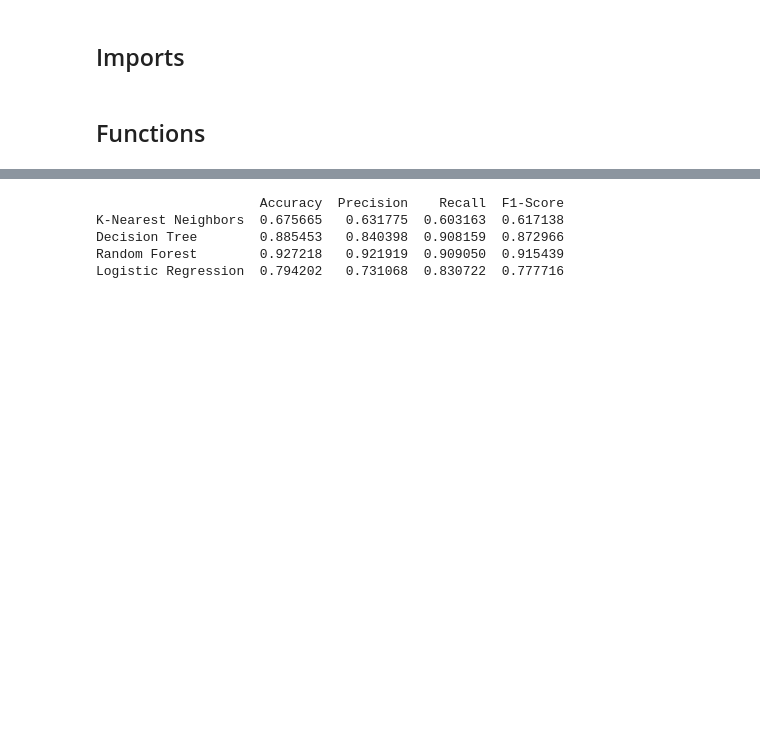
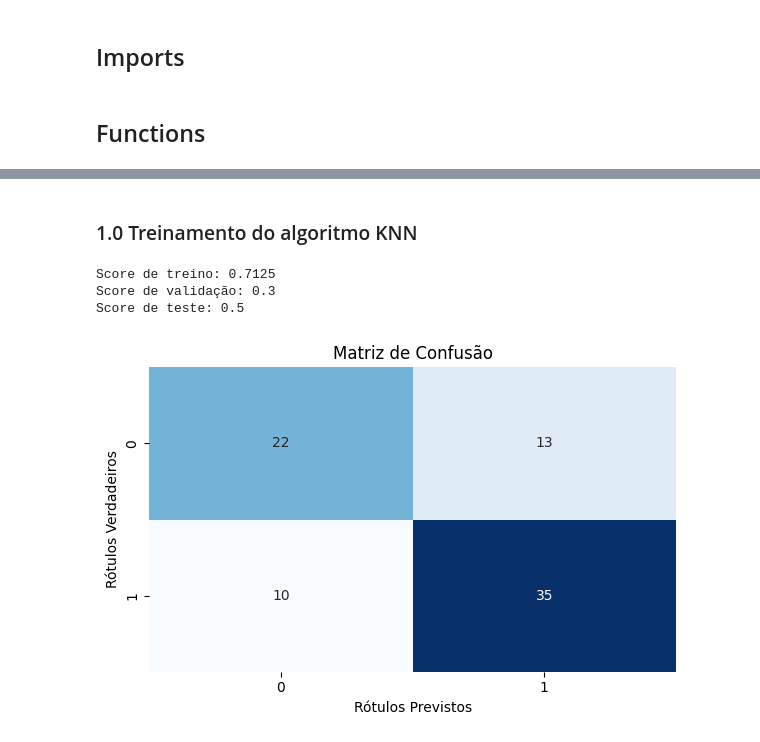
Before and after one commit to HallanMiranda/Machine_Learning, a Jupyter notebook: Classificacao/pa_class.ipynb, the cells around one changed output, grey strips where cells are left out. Drawn from its saved outputs; the diff is of its cells as text; code cells hidden in the pictures; blank space fills up the shorter version.

```diff
--- a/Classificacao/pa_class.ipynb
+++ b/Classificacao/pa_class.ipynb
@@ -141,20 +51,40 @@ F1-Score: 0.7777
-# %%
-# Criar um dicionário com os resultados das métricas
-results = {
-    "Accuracy": [knn_metrics[0], tree_metrics[0], forest_metrics[0], logreg_metrics[0]],
-    "Precision": [knn_metrics[1], tree_metrics[1], forest_metrics[1], logreg_metrics[1]],
-    "Recall": [knn_metrics[2], tree_metrics[2], forest_metrics[2], logreg_metrics[2]],
-    "F1-Score": [knn_metrics[3], tree_metrics[3], forest_metrics[3], logreg_metrics[3]]
-}
-
-# Criar um DataFrame a partir do dicionário
-metrics_df = pd.DataFrame(results, index=["K-Nearest Neighbors", "Decision Tree", "Random Forest", "Logistic Regression"])
-
-# Imprimir o DataFrame
-print(metrics_df)
-# %% [output]
-                     Accuracy  Precision    Recall  F1-Score
-K-Nearest Neighbors  0.675665   0.631775  0.603163  0.617138
-Decision Tree        0.885453   0.840398  0.908159  0.872966
-Random Forest        0.927218   0.921919  0.909050  0.915439
-Logistic Regression  0.794202   0.731068  0.830722  0.777716
+# %% [markdown]
+### 1.0 Treinamento do algoritmo KNN
+# %%
+
+# Treinamento do modelo
+knn = KNeighborsClassifier(n_neighbors=5)
+knn.fit(X_train, y_train)
+
+# Avaliação do modelo
+
+# Score de treino
+score_train = knn.score(X_train, y_train)
+print("Score de treino:", score_train)
+
+# Score de validação
+score_val = knn.score(X_val, y_val)
+print("Score de validação:", score_val)
+
+# Score de teste
+score_test = knn.score(X_test, y_test)
+print("Score de teste:", score_test)
+# %% [output]
+Score de treino: 0.7125
+Score de validação: 0.3
+Score de teste: 0.5
+# %%
+# Crie um gráfico de calor (heatmap) para representar a matriz de confusão
+plt.figure(figsize=(6, 4))
+sns.heatmap(confusion, annot=True, fmt="d", cmap="Blues", cbar=False)
+
+# Configure os rótulos e título do gráfico
+plt.xlabel('Rótulos Previstos')
+plt.ylabel('Rótulos Verdadeiros')
+plt.title('Matriz de Confusão')
+
+# Mostre o gráfico
+plt.tight_layout()
+plt.show()
+# %% [output]
+[figure, added]
```
Also changed, not shown: parts of 16 cells of this notebook, 2 other files.
